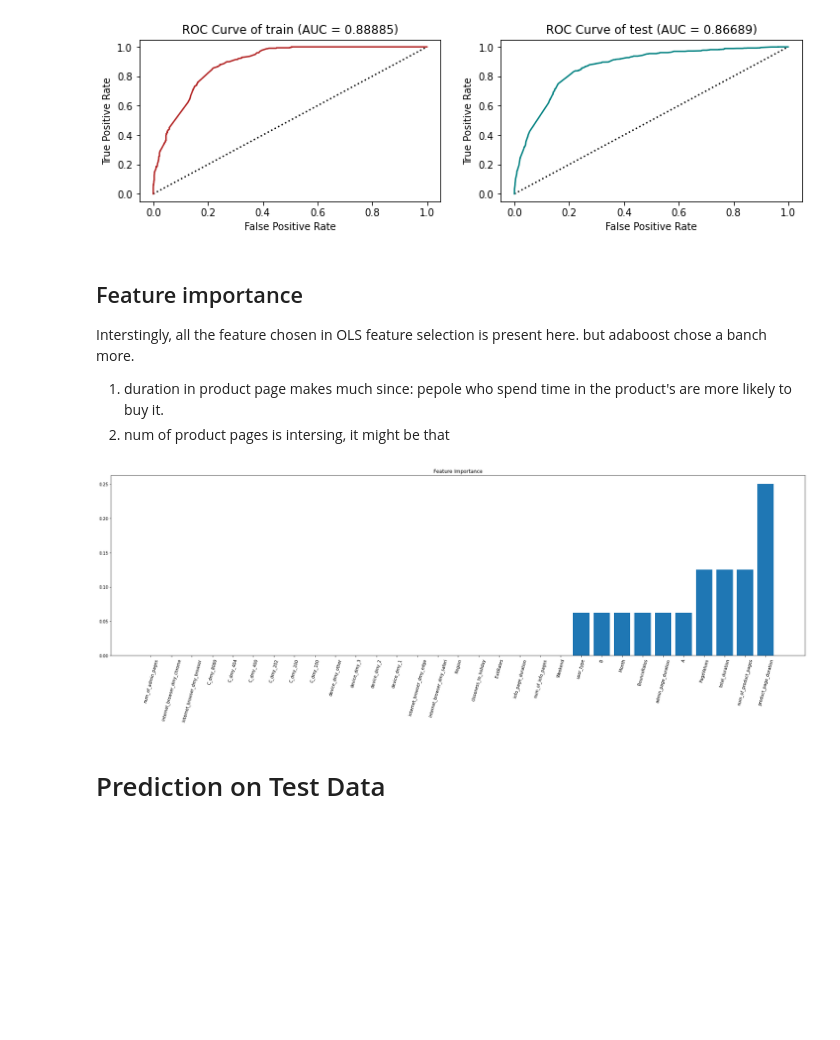
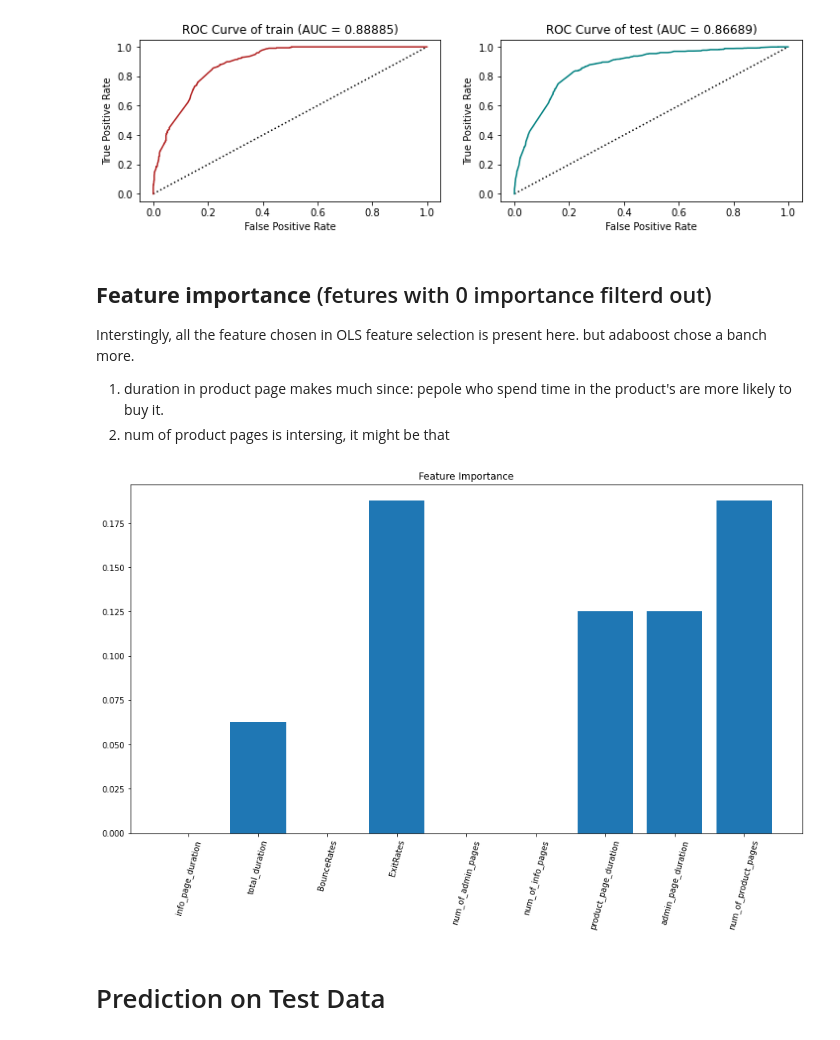
Before and after one commit to MrPupik/INTO_TO_ML, a Jupyter notebook: project/itay_nb.ipynb, the cells around one changed output. Saved outputs shown, nothing was run; the diff lists cells and outputs as text; code cells hidden in the pictures; blank space fills up the shorter version.

```diff
--- a/project/itay_nb.ipynb
+++ b/project/itay_nb.ipynb
@@ -172,14 +172,15 @@ nan count:  113
 new types:
 # %%
 ## fill missing vlaues
-avg_time_in_admin_page = (X_train.admin_page_duration / X_train.num_of_admin_pages).mean()
-avg_time_in_info_page = (X_train.info_page_duration / X_train.num_of_info_pages).mean()
-avg_time_in_product_page = (X_train.product_page_duration / X_train.num_of_product_pages).mean()
-
-avgs = (avg_time_in_info_page, avg_time_in_product_page, avg_time_in_admin_page)
+avgs = None
 
 def page_durations_fill_na(X):
+    global avgs
+    avg_time_in_admin_page = (X_train.admin_page_duration / X_train.num_of_admin_pages).mean()
+    avg_time_in_info_page = (X_train.info_page_duration / X_train.num_of_info_pages).mean()
+    avg_time_in_product_page = (X_train.product_page_duration / X_train.num_of_product_pages).mean()
 
+    avgs = (avg_time_in_info_page, avg_time_in_product_page, avg_time_in_admin_page)
     duration_fields = ('info_page_duration', 'product_page_duration', 'admin_page_duration')
     num_of_fields = ('num_of_info_pages', 'num_of_product_pages','num_of_admin_pages')
     for i, field in enumerate(duration_fields):
@@ -1646,20 +1680,21 @@ plot_roc_curves([fpr1, fpr2], [tpr1, tpr2], [auc1,auc2], ['train', 'test'], ['fi
 # %% [output]
 [figure]
 # %% [markdown]
-## Feature importance
+## **Feature importance** (fetures with 0 importance filterd out)
+
 Interstingly, all the feature chosen in OLS feature selection is present here. but adaboost chose a banch more.
 1. duration in product page makes much since: pepole who spend time in the product's are more likely to buy it.
 2. num of product pages is intersing, it might be that
 # %%
-sorted_idx = np.argsort(model.feature_importances_)
+sorted_idx = np.argsort(model.feature_importances_[model.feature_importances_>0])
 pos = np.arange(sorted_idx.shape[0]) + .5
-plt.figure(figsize=(30,8))
+plt.figure(figsize=(15,8))
 plt.bar(pos, model.feature_importances_[sorted_idx], align='center')
 plt.xticks(pos, np.array(all_data.columns)[sorted_idx], rotation=75)
 plt.title('Feature Importance')
 plt.show()
 # %% [output]
-[figure, old version]
+[figure, new version]
 # %% [markdown]
 # Prediction on Test Data
 # %%
```
Also changed, not shown: parts of 16 cells of this notebook, 1 other file.
